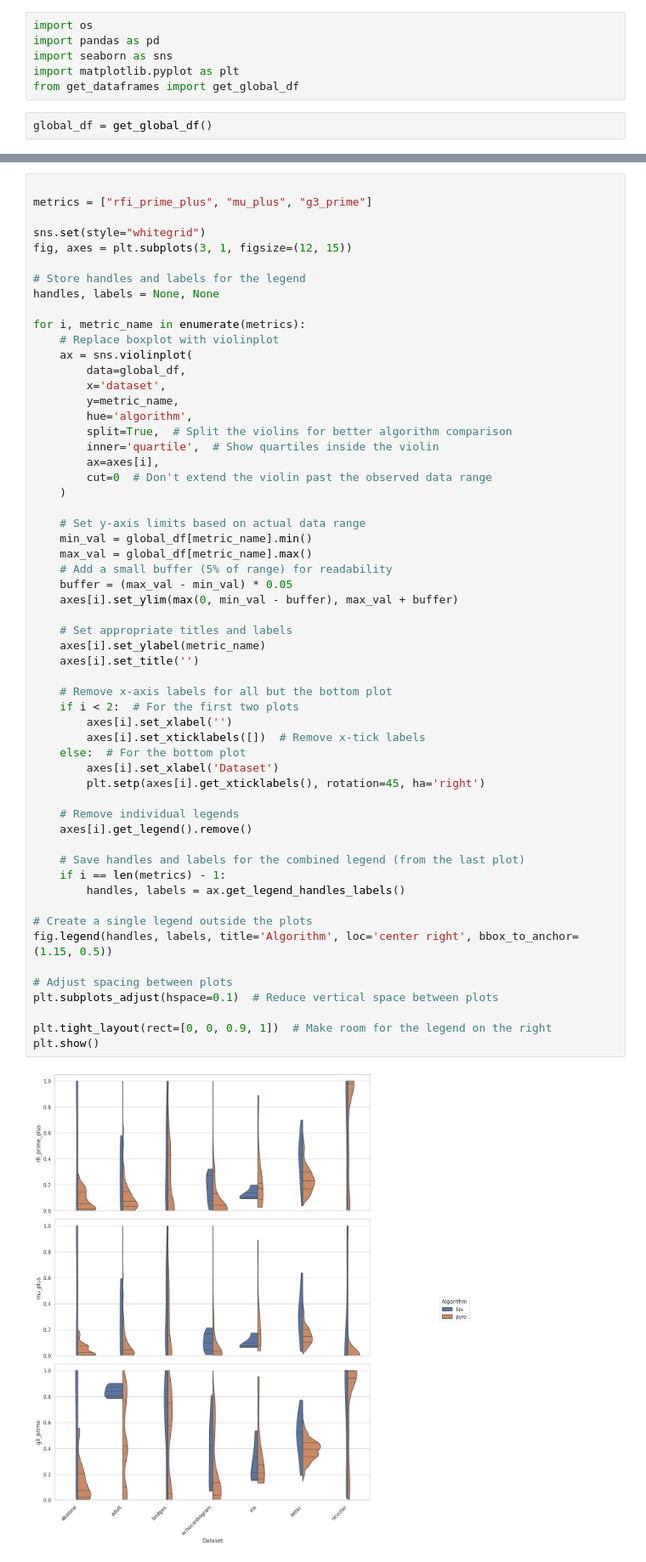
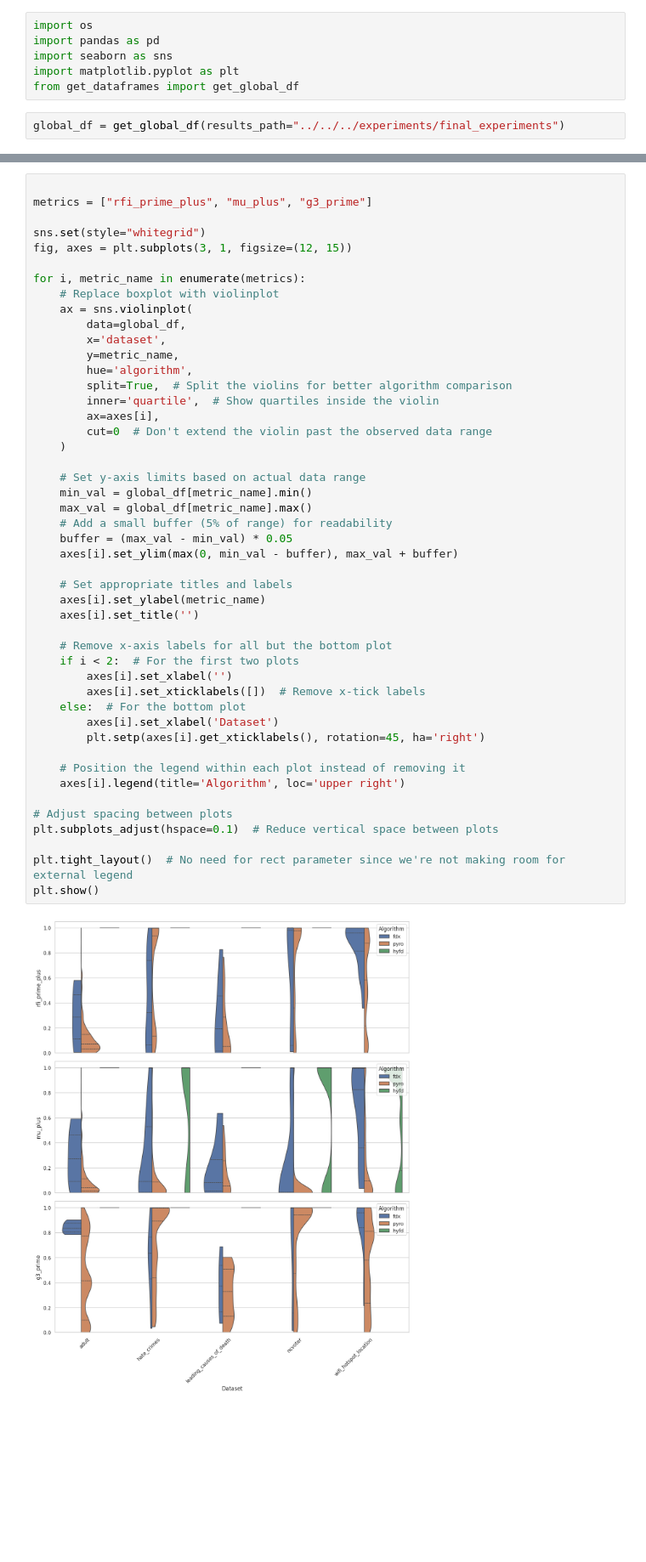
Before and after one commit to AlexF99/tcc, a Jupyter notebook: src/metrics/visualizations/initial_eda_mod.ipynb, the cells around one changed output, grey strips where cells are left out. Shown at 85% size. Cells and saved outputs as stored; diff of their text form; blank space fills up the shorter version.

Commit message:
final results

```diff
--- a/src/metrics/visualizations/initial_eda_mod.ipynb
+++ b/src/metrics/visualizations/initial_eda_mod.ipynb
@@ -5,4 +5,4 @@ import seaborn as sns
 import matplotlib.pyplot as plt
 from get_dataframes import get_global_df
 # %%
-global_df = get_global_df()
+global_df = get_global_df(results_path="../../../experiments/final_experiments")
@@ -55,9 +40,6 @@ metrics = ["rfi_prime_plus", "mu_plus", "g3_prime"]
 
 sns.set(style="whitegrid")
 fig, axes = plt.subplots(3, 1, figsize=(12, 15))
-
-# Store handles and labels for the legend
-handles, labels = None, None
 
 for i, metric_name in enumerate(metrics):
     # Replace boxplot with violinplot
@@ -70,44 +52,37 @@ for i, metric_name in enumerate(metrics):
         inner='quartile',  # Show quartiles inside the violin
         ax=axes[i],
         cut=0  # Don't extend the violin past the observed data range
     )
 
     # Set y-axis limits based on actual data range
     min_val = global_df[metric_name].min()
     max_val = global_df[metric_name].max()
     # Add a small buffer (5% of range) for readability
     buffer = (max_val - min_val) * 0.05
     axes[i].set_ylim(max(0, min_val - buffer), max_val + buffer)
 
     # Set appropriate titles and labels
     axes[i].set_ylabel(metric_name)
     axes[i].set_title('')
 
     # Remove x-axis labels for all but the bottom plot
     if i < 2:  # For the first two plots
         axes[i].set_xlabel('')
         axes[i].set_xticklabels([])  # Remove x-tick labels
     else:  # For the bottom plot
         axes[i].set_xlabel('Dataset')
         plt.setp(axes[i].get_xticklabels(), rotation=45, ha='right')
 
-    # Remove individual legends
-    axes[i].get_legend().remove()
-
-    # Save handles and labels for the combined legend (from the last plot)
-    if i == len(metrics) - 1:
-        handles, labels = ax.get_legend_handles_labels()
-
-# Create a single legend outside the plots
-fig.legend(handles, labels, title='Algorithm', loc='center right', bbox_to_anchor=(1.15, 0.5))
+    # Position the legend within each plot instead of removing it
+    axes[i].legend(title='Algorithm', loc='upper right')
 
 # Adjust spacing between plots
 plt.subplots_adjust(hspace=0.1)  # Reduce vertical space between plots
 
-plt.tight_layout(rect=[0, 0, 0.9, 1])  # Make room for the legend on the right
+plt.tight_layout()  # No need for rect parameter since we're not making room for external legend
 plt.show()
 # %% [output]
-[figure, old version]
+[figure, new version]
 # %%
 sns.set(style="whitegrid")
 plt.figure(figsize=(10, 6))
```
Also changed, not shown: parts of 4 cells of this notebook, 37 other files.
